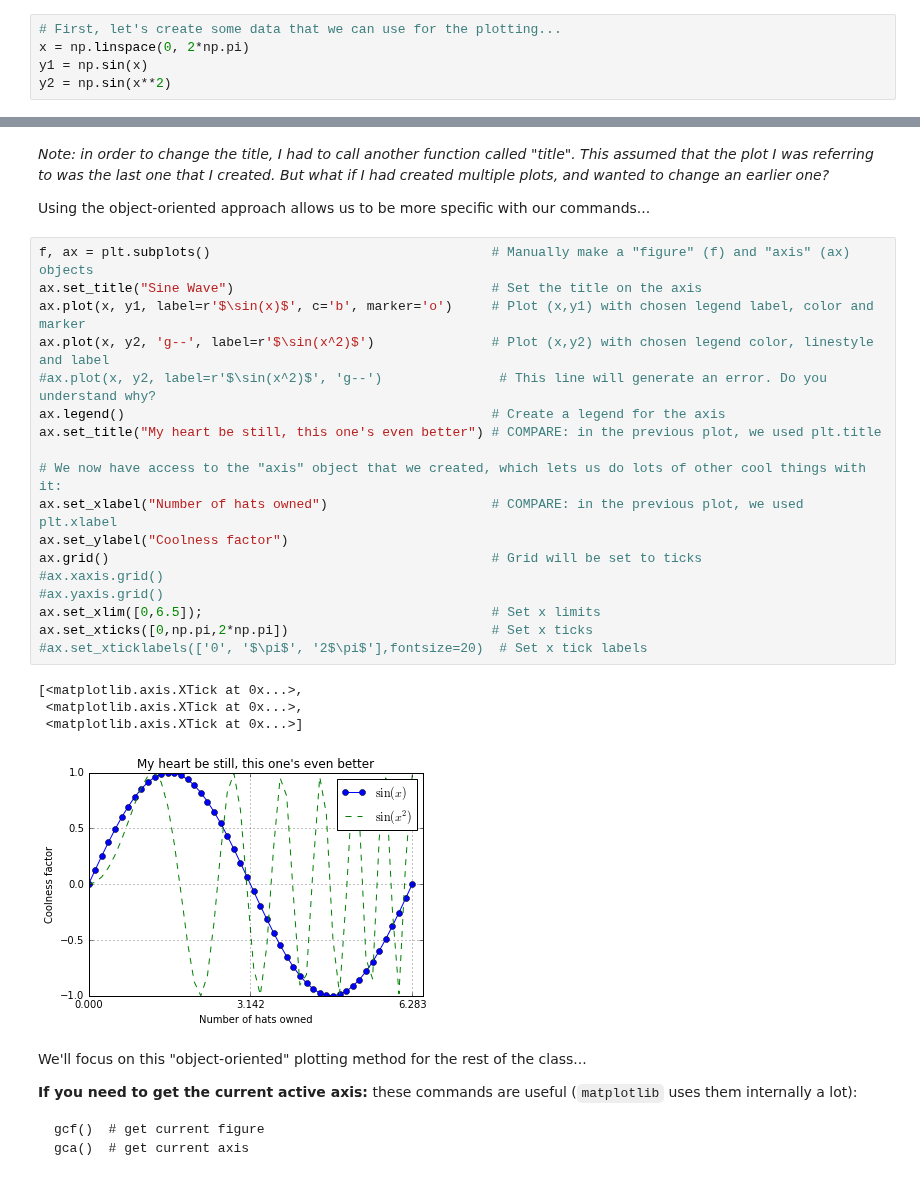
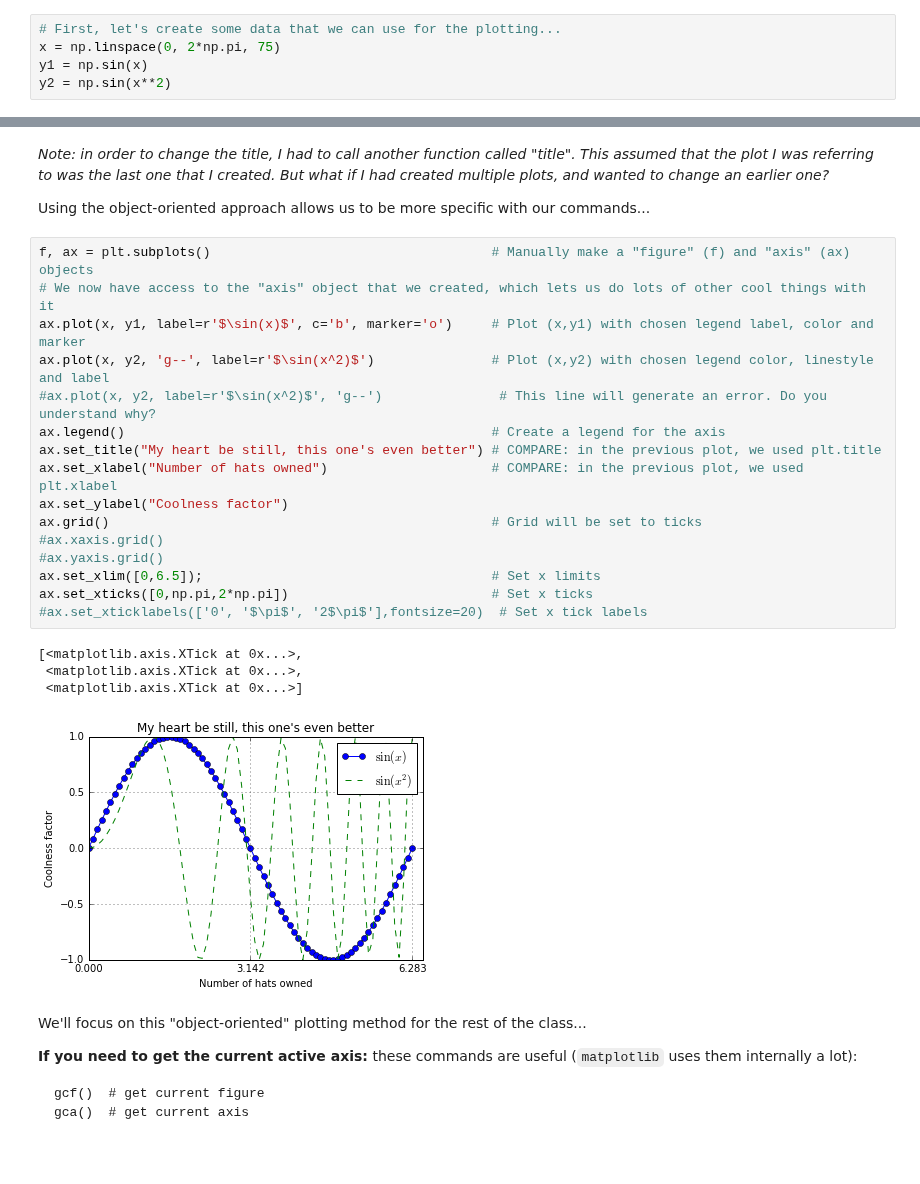
Before and after one commit to profjsb/python-bootcamp, a Jupyter notebook: Lectures/21_NumpyMatplotlib/IntroMatplolib.ipynb, the cells around one changed output, grey strips where cells are left out. Cells and saved outputs as stored; diff of their text form.

```diff
--- a/Lectures/21_NumpyMatplotlib/IntroMatplolib.ipynb
+++ b/Lectures/21_NumpyMatplotlib/IntroMatplolib.ipynb
@@ -47,7 +47,7 @@ There are two major challenges with creating figures.
 2. Second is formatting the basic plot to look exactly how you would like it to look. In general, the formatting will probably take you longer...
 # %%
 # First, let's create some data that we can use for the plotting...
-x = np.linspace(0, 2*np.pi)
+x = np.linspace(0, 2*np.pi, 75)
 y1 = np.sin(x)
 y2 = np.sin(x**2)
 # %% [markdown]
@@ -77,27 +77,25 @@ _Note: in order to change the title, I had to call another function called "titl
 Using the object-oriented approach allows us to be more specific with our commands...
 # %%
 f, ax = plt.subplots()                                    # Manually make a "figure" (f) and "axis" (ax) objects
-ax.set_title("Sine Wave")                                 # Set the title on the axis
+# We now have access to the "axis" object that we created, which lets us do lots of other cool things with it
 ax.plot(x, y1, label=r'$\sin(x)$', c='b', marker='o')     # Plot (x,y1) with chosen legend label, color and marker
 ax.plot(x, y2, 'g--', label=r'$\sin(x^2)$')               # Plot (x,y2) with chosen legend color, linestyle and label
 #ax.plot(x, y2, label=r'$\sin(x^2)$', 'g--')               # This line will generate an error. Do you understand why?
 ax.legend()                                               # Create a legend for the axis
 ax.set_title("My heart be still, this one's even better") # COMPARE: in the previous plot, we used plt.title
-
-# We now have access to the "axis" object that we created, which lets us do lots of other cool things with it:
 ax.set_xlabel("Number of hats owned")                     # COMPARE: in the previous plot, we used plt.xlabel
 ax.set_ylabel("Coolness factor")
 ax.grid()                                                 # Grid will be set to ticks
 #ax.xaxis.grid()
 #ax.yaxis.grid()
 ax.set_xlim([0,6.5]);                                     # Set x limits
 ax.set_xticks([0,np.pi,2*np.pi])                          # Set x ticks
 #ax.set_xticklabels(['0', '$\pi$', '2$\pi$'],fontsize=20)  # Set x tick labels
 # %% [output]
 [<matplotlib.axis.XTick at 0x...>,
  <matplotlib.axis.XTick at 0x...>,
  <matplotlib.axis.XTick at 0x...>]
-[figure, old version]
+[figure, new version]
 # %% [markdown]
 We'll focus on this "object-oriented" plotting method for the rest of the class...
 
```
Also changed, not shown: parts of 11 cells of this notebook, 1 other file.
